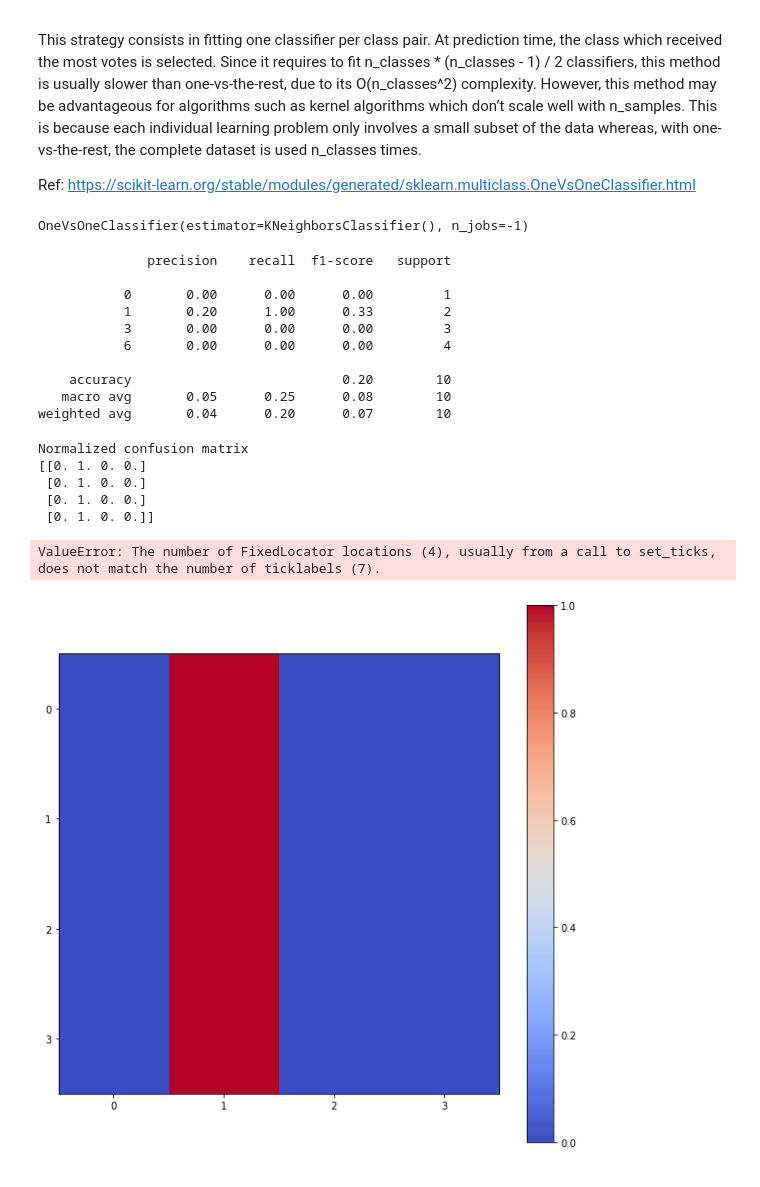
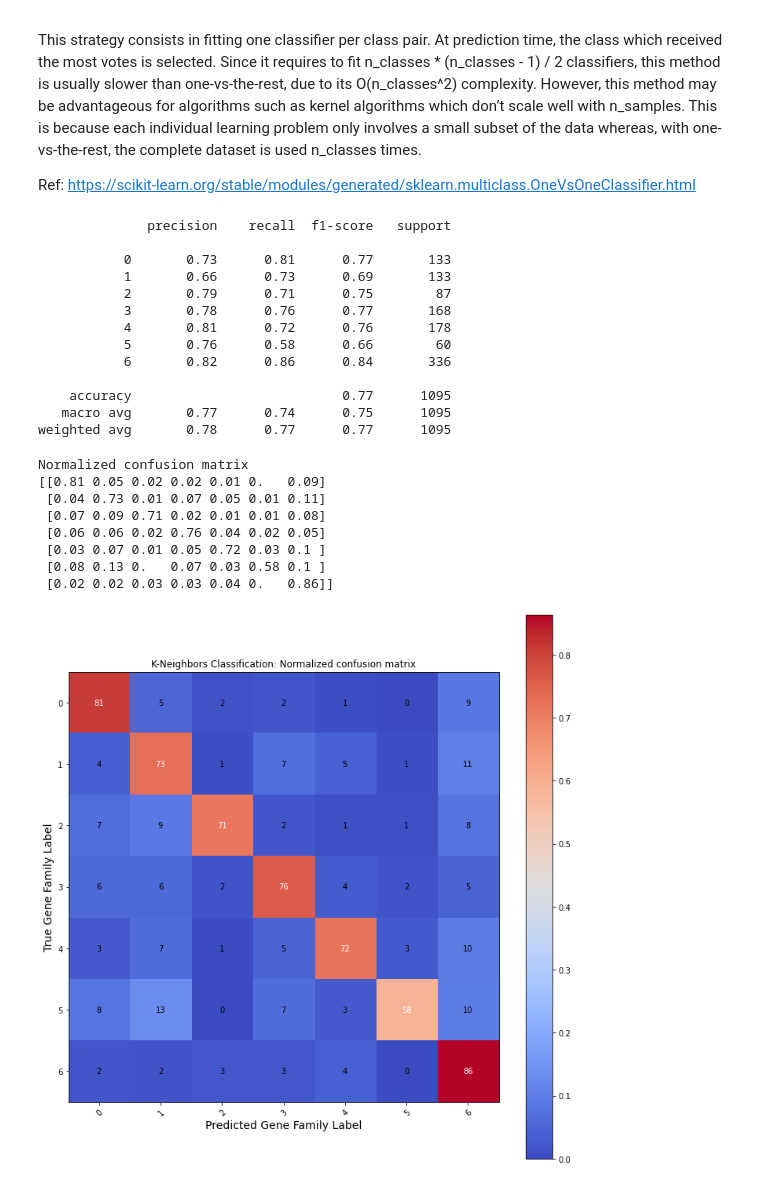
Before and after one commit to EhsanGharibNezhad/DNA_Sequencing_Using_Machine_Learning_Algorithms, a Jupyter notebook: notebooks/3__KNeighborsClassifier_v2.ipynb, the cells around one changed output. Saved outputs shown, nothing was run; the diff lists cells and outputs as text; code cells hidden in the pictures.

```diff
--- a/notebooks/3__KNeighborsClassifier_v2.ipynb
+++ b/notebooks/3__KNeighborsClassifier_v2.ipynb
@@ -44,7 +46,7 @@ Ref: https://scikit-learn.org/stable/modules/generated/sklearn.model_selection.t
 # %%
 # Split the data into the training and testing sets.
 X_train, X_test, y_train, y_test = train_test_split( [' '.join(x.replace(" ", "")[1:-1].split(','))
-                                                      for x in human['10mer']] , # for converting the SINGLE string to an array of strings
+                                                      for x in human['2mer']] , # for converting the SINGLE string to an array of strings
                                                     human['class'],
                                                     test_size=0.25,
                                                     stratify=human['class'],
@@ -145,26 +147,31 @@ Ref: https://scikit-learn.org/stable/modules/generated/sklearn.multiclass.OneVsO
 #The fit method of Random Forest class is called to train the algorithm on the training data,
 #which is passed as a parameter to the fit method
 
-KNN_model = OneVsOneClassifier(KNeighborsClassifier(),  n_jobs=-1)
+KNN_model = KNeighborsClassifier()#OneVsOneClassifier(KNeighborsClassifier(),  n_jobs=-1)
 
-KNN_model.fit(Xcv_train.iloc[0:100], y_train.iloc[0:100])
+KNN_model.fit(Xcv_train, y_train)
+
+# save model
+filename = f'../outputs/classification__KNeighborsClassifier_4mers.model'
+pk.dump(KNN_model, open(filename, 'wb'))
-# %% [output]
-OneVsOneClassifier(estimator=KNeighborsClassifier(), n_jobs=-1)
 # %%
-y_pred = KNN_model.predict(Xcv_test.iloc[0:10])
+y_pred = KNN_model.predict(Xcv_test)
 # %%
-print(classification_report(y_test.iloc[0:10], y_pred))
+print(classification_report(y_test, y_pred))
 # %% [output]
               precision    recall  f1-score   support
 
-           0       0.00      0.00      0.00         1
-           1       0.20      1.00      0.33         2
-           3       0.00      0.00      0.00         3
-           6       0.00      0.00      0.00         4
+           0       0.73      0.81      0.77       133
+           1       0.66      0.73      0.69       133
+           2       0.79      0.71      0.75        87
+           3       0.78      0.76      0.77       168
+           4       0.81      0.72      0.76       178
+           5       0.76      0.58      0.66        60
+           6       0.82      0.86      0.84       336
 
-    accuracy                           0.20        10
-   macro avg       0.05      0.25      0.08        10
-weighted avg       0.04      0.20      0.07        10
+    accuracy                           0.77      1095
+   macro avg       0.77      0.74      0.75      1095
+weighted avg       0.78      0.77      0.77      1095
 # %%
 def plot_confusion_matrix(y_true, y_pred,
                           classes,
@@ -205,37 +212,39 @@ def plot_confusion_matrix(y_true, y_pred,
     # Loop over data dimensions and create text annotations.
     fmt = '.0f' if normalize else 'd'
     thresh = cm.max() / 2.
     for i in range(cm.shape[0]):
         for j in range(cm.shape[1]):
             ax.text(j, i, format(cm[i, j]*100, fmt),
                     ha="center", va="center",
                     color="white" if cm[i, j] > thresh else "black")
     fig.tight_layout()
 #     plt.xlim(-0.5, len(np.unique(y))-0.5)
 #     plt.ylim(len(np.unique(y))-0.5, -0.5)
     ax.set_xlabel('Predicted Gene Family Label', fontsize = 14)
     ax.set_ylabel('True Gene Family Label', fontsize = 14)
     return ax
 
 
 np.set_printoptions(precision=2)
 
 # Plot non-normalized confusion matrix
 # plot_confusion_matrix(y_test, y_pred, classes=['0','1','2','3','4','5','6'],
 #                       title='Confusion matrix, without normalization')
 
 # Plot normalized confusion matrix
-plot_confusion_matrix(y_test.iloc[0:10], y_pred,
+plot_confusion_matrix(y_test, y_pred,
                       classes = ['0','1','2','3','4','5','6'],
                       title = 'K-Neighbors Classification: Normalized confusion matrix',
                       normalize = True)
 
 plt.show()
 # %% [output]
 Normalized confusion matrix
-[[0. 1. 0. 0.]
- [0. 1. 0. 0.]
- [0. 1. 0. 0.]
- [0. 1. 0. 0.]]
+[[0.81 0.05 0.02 0.02 0.01 0.   0.09]
+ [0.04 0.73 0.01 0.07 0.05 0.01 0.11]
+ [0.07 0.09 0.71 0.02 0.01 0.01 0.08]
+ [0.06 0.06 0.02 0.76 0.04 0.02 0.05]
+ [0.03 0.07 0.01 0.05 0.72 0.03 0.1 ]
+ [0.08 0.13 0.   0.07 0.03 0.58 0.1 ]
+ [0.02 0.02 0.03 0.03 0.04 0.   0.86]]
-ValueError: The number of FixedLocator locations (4), usually from a call to set_ticks, does not match the number of ticklabels (7).
-[figure, old version]
+[figure, new version]
```
Also changed, not shown: parts of 5 cells of this notebook.
